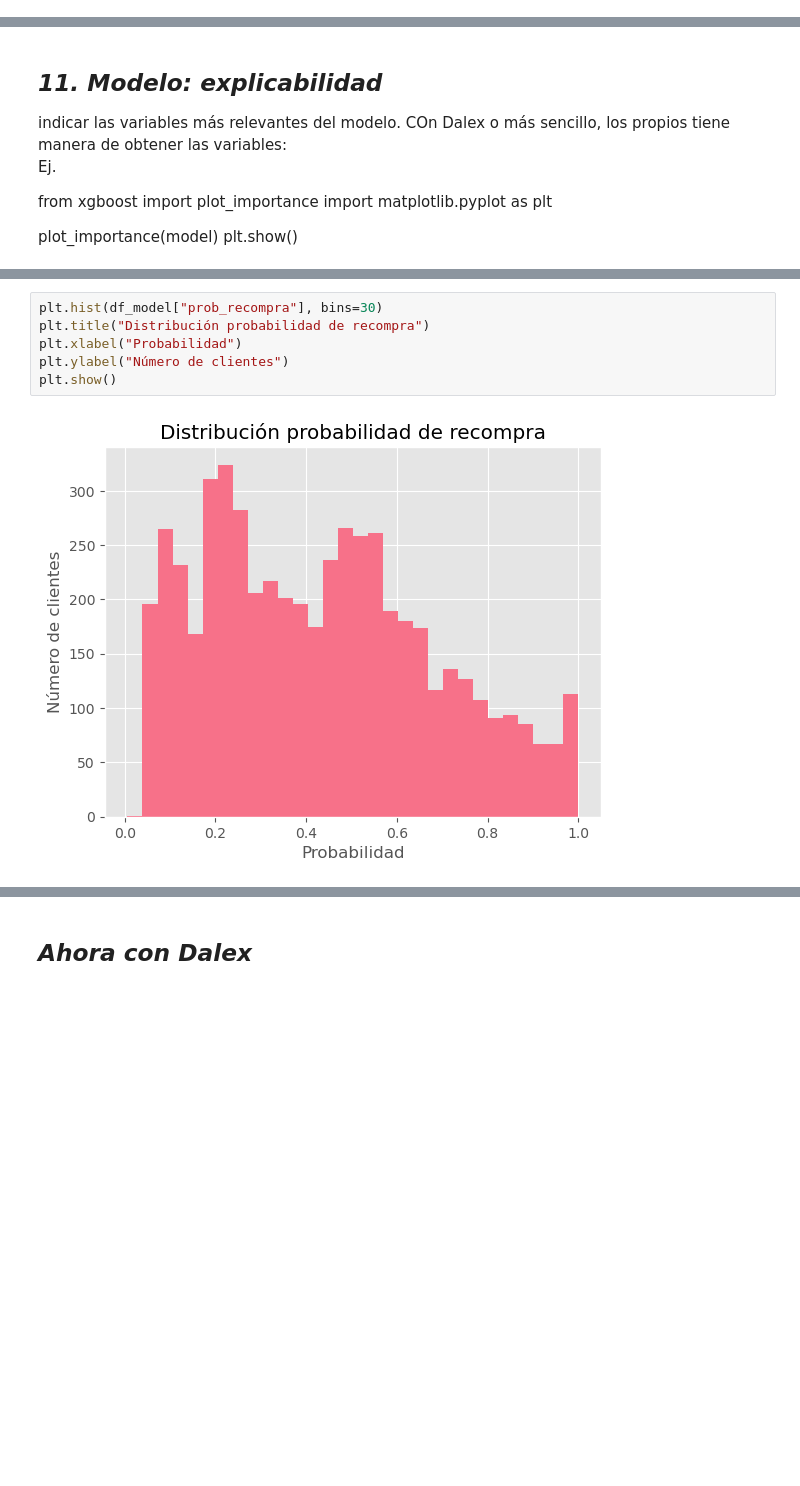
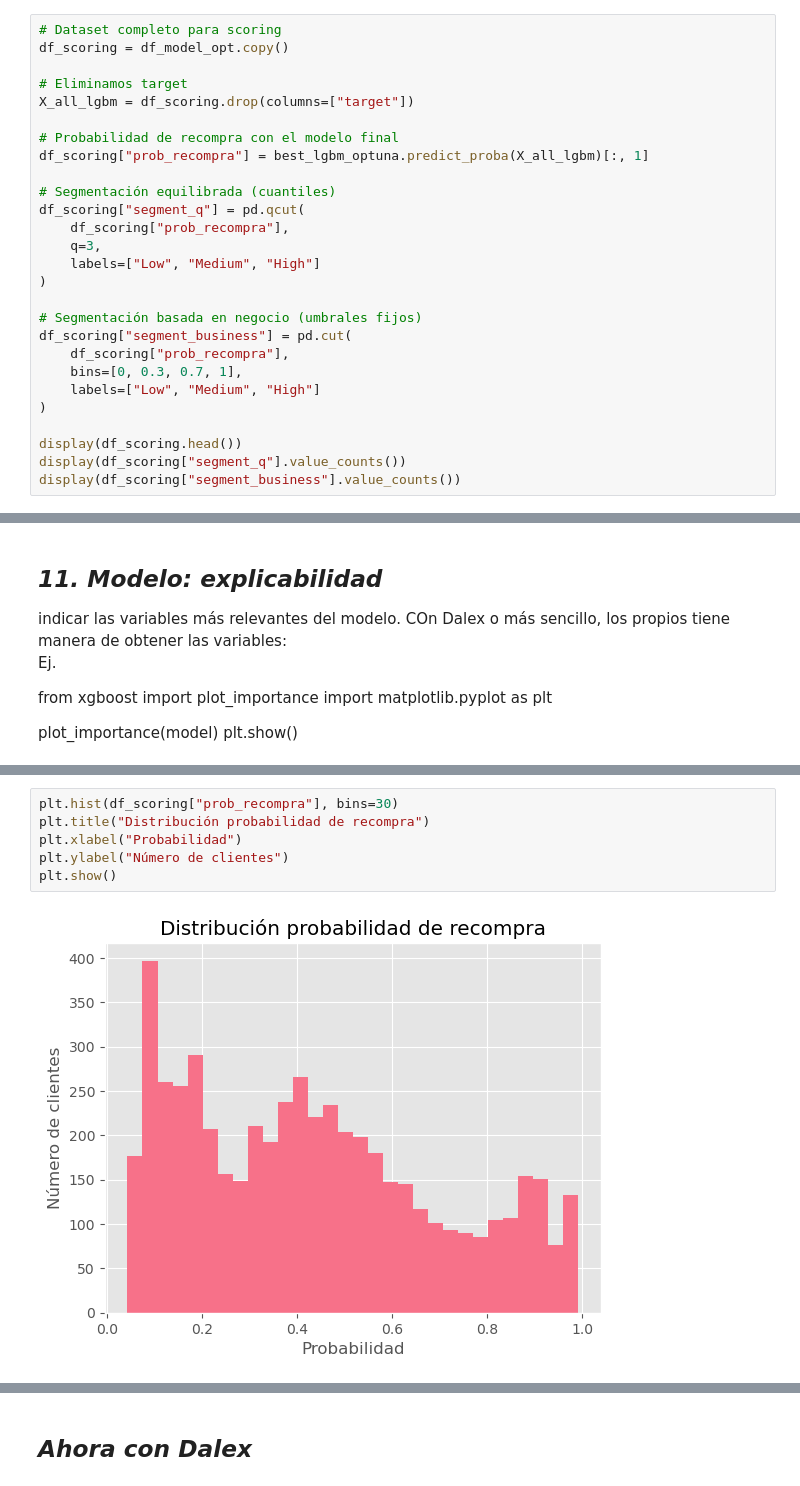
Before and after one commit to OscarFdz24/Proyecto_ML_Clientes_Oscar_Fernandez, a Jupyter notebook: modeloML_Logistica_LGBM.ipynb, the cells around one changed output, grey strips where cells are left out. Cells and saved outputs as stored; diff of their text form; blank space fills up the shorter version.

```diff
--- a/model.ipynb
+++ b/modeloML_Logistica_LGBM.ipynb
@@ -835,0 +1379,27 @@ df_model["segment"] = pd.cut(
+# %%
+# Dataset completo para scoring
+df_scoring = df_model_opt.copy()
+
+# Eliminamos target
+X_all_lgbm = df_scoring.drop(columns=["target"])
+
+# Probabilidad de recompra con el modelo final
+df_scoring["prob_recompra"] = best_lgbm_optuna.predict_proba(X_all_lgbm)[:, 1]
+
+# Segmentación equilibrada (cuantiles)
+df_scoring["segment_q"] = pd.qcut(
+    df_scoring["prob_recompra"],
+    q=3,
+    labels=["Low", "Medium", "High"]
+)
+
+# Segmentación basada en negocio (umbrales fijos)
+df_scoring["segment_business"] = pd.cut(
+    df_scoring["prob_recompra"],
+    bins=[0, 0.3, 0.7, 1],
+    labels=["Low", "Medium", "High"]
+)
+
+display(df_scoring.head())
+display(df_scoring["segment_q"].value_counts())
+display(df_scoring["segment_business"].value_counts())
@@ -893,8 +1579,8 @@ plt.show()
 # %%
-plt.hist(df_model["prob_recompra"], bins=30)
+plt.hist(df_scoring["prob_recompra"], bins=30)
 plt.title("Distribución probabilidad de recompra")
 plt.xlabel("Probabilidad")
 plt.ylabel("Número de clientes")
 plt.show()
 # %% [output]
-[figure, old version]
+[figure, new version]
```
Also changed, not shown: parts of 30 cells of this notebook, 2 other files.
